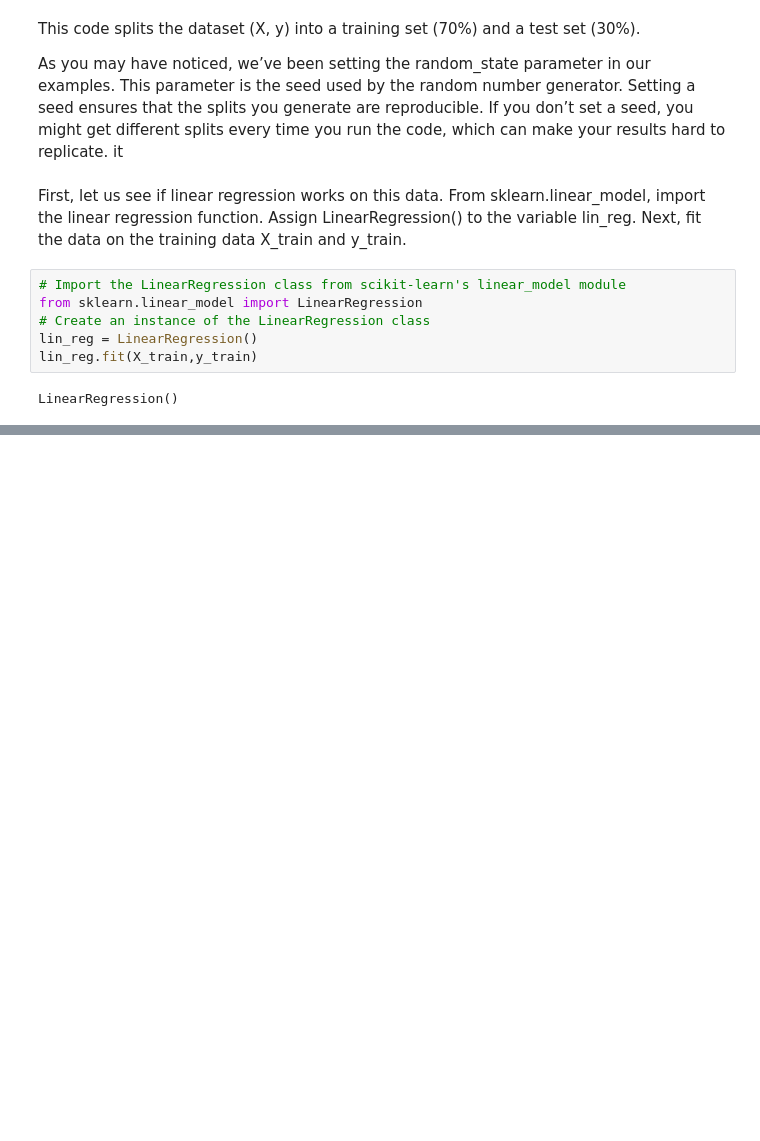
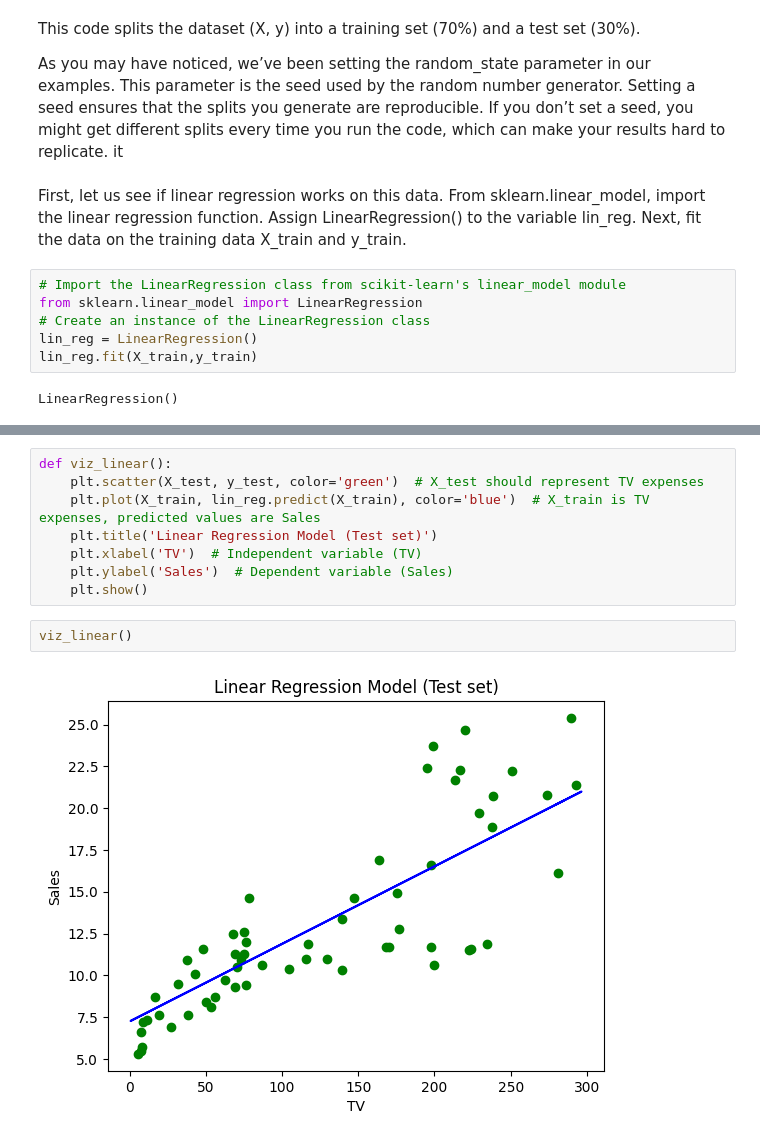
Before and after one commit to diadiaspora/AI-Machine-Learning, a Jupyter notebook: 3_Machine Learning/3.2_Supervised_Learning_Regression_and_Its_Applications/Supervised_Learning_Regression_and_Its_Applications.ipynb, the cells around one changed output, grey strips where cells are left out. Cells and saved outputs as stored; diff of their text form; blank space fills up the shorter version.

Commit message:
linear regression

```diff
--- a/3_Machine Learning/3.2_Supervised_Learning_Regression_and_Its_Applications/Supervised_Learning_Regression_and_Its_Applications.ipynb
+++ b/3_Machine Learning/3.2_Supervised_Learning_Regression_and_Its_Applications/Supervised_Learning_Regression_and_Its_Applications.ipynb
@@ -176,0 +330,12 @@ LinearRegression()
+# %%
+def viz_linear():
+    plt.scatter(X_test, y_test, color='green')  # X_test should represent TV expenses
+    plt.plot(X_train, lin_reg.predict(X_train), color='blue')  # X_train is TV expenses, predicted values are Sales
+    plt.title('Linear Regression Model (Test set)')
+    plt.xlabel('TV')  # Independent variable (TV)
+    plt.ylabel('Sales')  # Dependent variable (Sales)
+    plt.show()
+# %%
+viz_linear()
+# %% [output]
+[figure, added]
```
Also changed, not shown: parts of 10 cells of this notebook.
